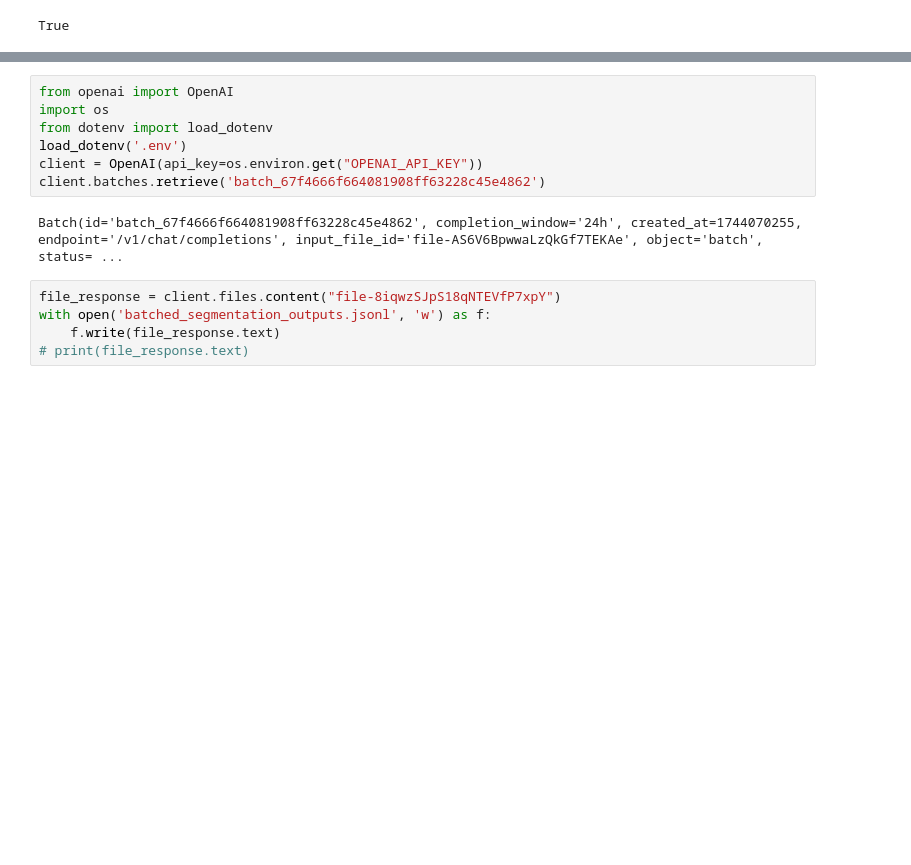
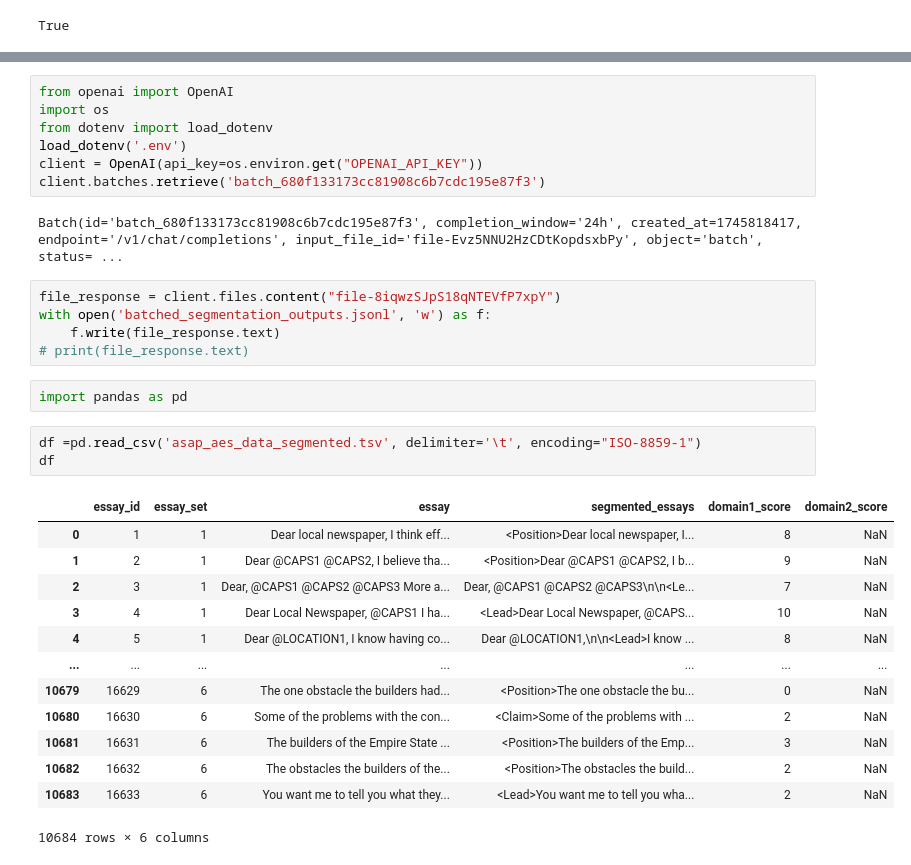
Before and after one commit to go-bears/essay-feedback-aiedu, a Jupyter notebook: essay_argument_annotation/testing.ipynb, the cells around one changed output, grey strips where cells are left out. Saved outputs shown, nothing was run; the diff lists cells and outputs as text; blank space fills up the shorter version.

Commit message:
updated batch segmentation results

```diff
--- a/essay_argument_annotation/testing.ipynb
+++ b/essay_argument_annotation/testing.ipynb
@@ -167,11 +169,30 @@ import os
 from dotenv import load_dotenv
 load_dotenv('.env')
 client = OpenAI(api_key=os.environ.get("OPENAI_API_KEY"))
-client.batches.retrieve('batch_67f4666f664081908ff63228c45e4862')
+client.batches.retrieve('batch_680f133173cc81908c6b7cdc195e87f3')
 # %% [output]
-Batch(id='batch_67f4666f664081908ff63228c45e4862', completion_window='24h', created_at=1744070255, endpoint='/v1/chat/completions', input_file_id='file-AS6V6BpwwaLzQkGf7TEKAe', object='batch', status= ...
+Batch(id='batch_680f133173cc81908c6b7cdc195e87f3', completion_window='24h', created_at=1745818417, endpoint='/v1/chat/completions', input_file_id='file-Evz5NNU2HzCDtKopdsxbPy', object='batch', status= ...
 # %%
 file_response = client.files.content("file-8iqwzSJpS18qNTEVfP7xpY")
 with open('batched_segmentation_outputs.jsonl', 'w') as f:
     f.write(file_response.text)
 # print(file_response.text)
+# %%
+import pandas as pd
+# %%
+df =pd.read_csv('asap_aes_data_segmented.tsv', delimiter='\t', encoding="ISO-8859-1")
+df
+# %% [output]
+|  | essay_id | essay_set | essay | segmented_essays | domain1_score | domain2_score |
+| 0 | 1 | 1 | Dear local newspaper, I think eff... | <Position>Dear local newspaper, I... | 8 | NaN |
+| 1 | 2 | 1 | Dear @CAPS1 @CAPS2, I believe tha... | <Position>Dear @CAPS1 @CAPS2, I b... | 9 | NaN |
+| 2 | 3 | 1 | Dear, @CAPS1 @CAPS2 @CAPS3 More a... | Dear, @CAPS1 @CAPS2 @CAPS3\n\n<Le... | 7 | NaN |
+| 3 | 4 | 1 | Dear Local Newspaper, @CAPS1 I ha... | <Lead>Dear Local Newspaper, @CAPS... | 10 | NaN |
+| 4 | 5 | 1 | Dear @LOCATION1, I know having co... | Dear @LOCATION1,\n\n<Lead>I know ... | 8 | NaN |
+| ... | ... | ... | ... | ... | ... | ... |
+| 10679 | 16629 | 6 | The one obstacle the builders had... | <Position>The one obstacle the bu... | 0 | NaN |
+| 10680 | 16630 | 6 | Some of the problems with the con... | <Claim>Some of the problems with ... | 2 | NaN |
+| 10681 | 16631 | 6 | The builders of the Empire State ... | <Position>The builders of the Emp... | 3 | NaN |
+| 10682 | 16632 | 6 | The obstacles the builders of the... | <Position>The obstacles the build... | 2 | NaN |
+| 10683 | 16633 | 6 | You want me to tell you what they... | <Lead>You want me to tell you wha... | 2 | NaN |
+10684 rows × 6 columns
```
Also changed, not shown: parts of 3 cells of this notebook, 3 other files.
